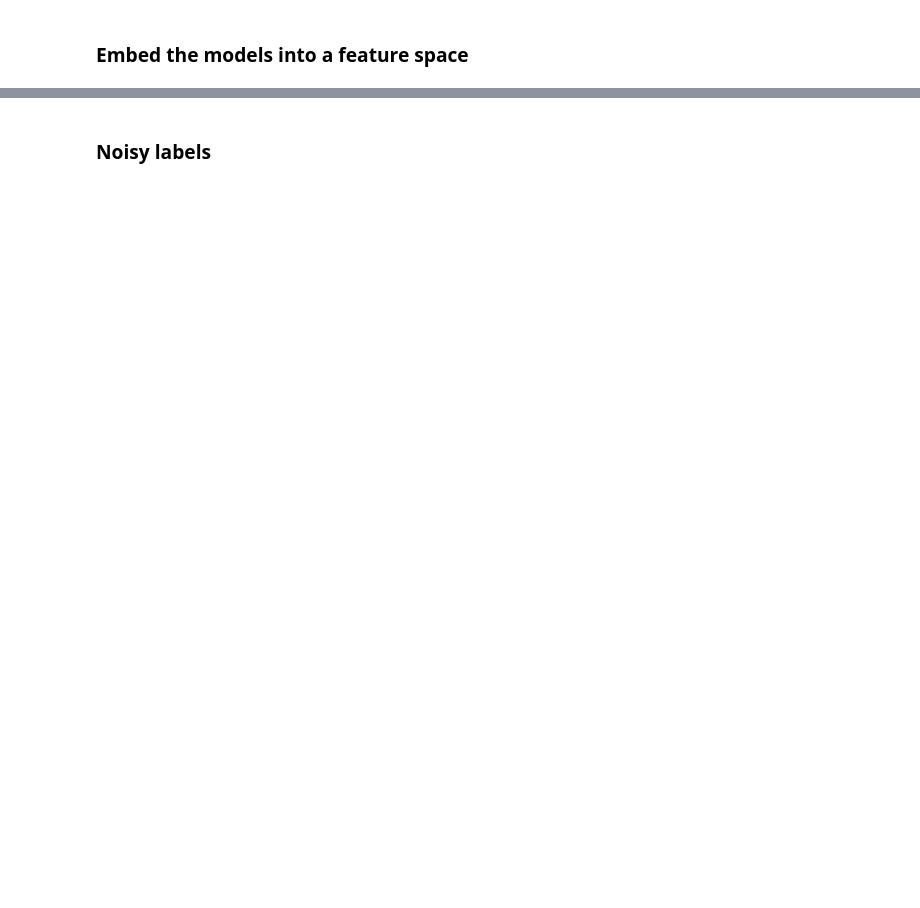
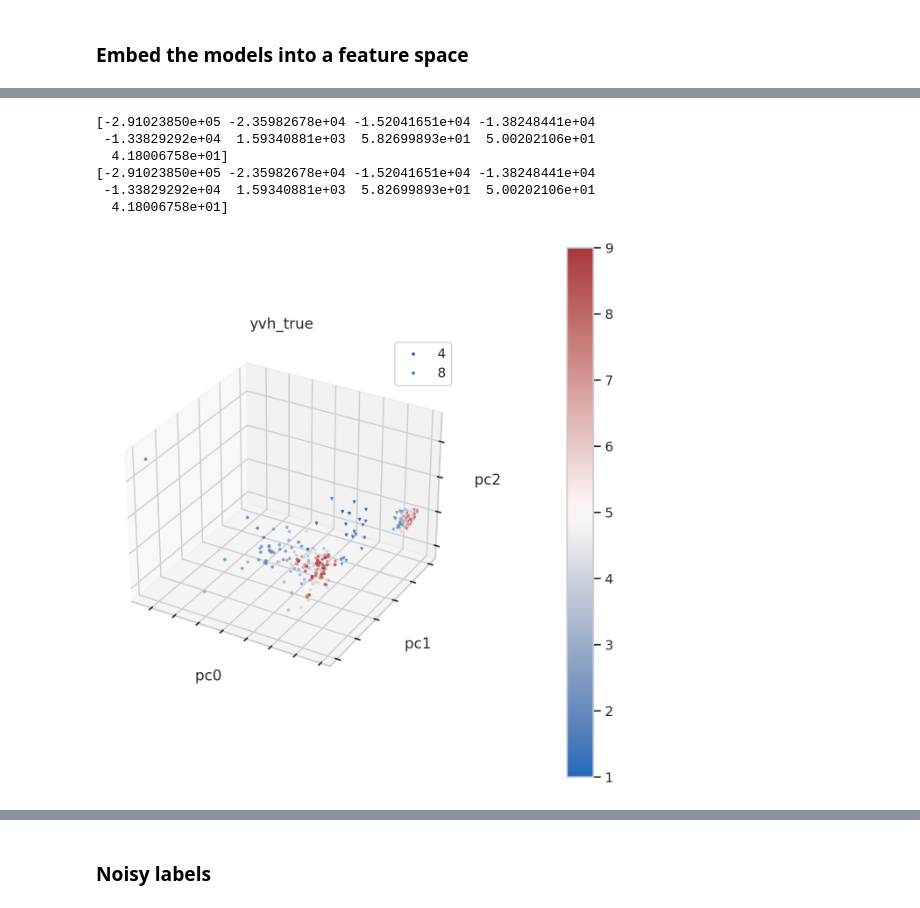
Before and after one commit to grasp-lyrl/low-dimensional-deepnets, a Jupyter notebook: inpca.ipynb, the cells around one changed output, grey strips where cells are left out. Drawn from its saved outputs; the diff is of its cells as text; code cells hidden in the pictures; blank space fills up the shorter version.

```diff
--- a/inpca.ipynb
+++ b/inpca.ipynb
@@ -116,0 +198,14 @@ dc = th.load(os.path.join(loc,'didx_%s.p'%fn)).reset_index()
+# %%
+fn = 'yvh_true'
+r = th.load(os.path.join(loc,'r_%s.p'%fn))
+dc = th.load(os.path.join(loc,'didx_%s.p'%fn)).reset_index()
+
+plot_manifold(dc, r, fn=fn, d=3, key='numc', queries=[4, 8])
+# %% [output]
+[-2.91023850e+05 -2.35982678e+04 -1.52041651e+04 -1.38248441e+04
+ -1.33829292e+04  1.59340881e+03  5.82699893e+01  5.00202106e+01
+  4.18006758e+01]
+[-2.91023850e+05 -2.35982678e+04 -1.52041651e+04 -1.38248441e+04
+ -1.33829292e+04  1.59340881e+03  5.82699893e+01  5.00202106e+01
+  4.18006758e+01]
+[figure, added]
```
Also changed, not shown: parts of 27 cells of this notebook, 1 other file.
